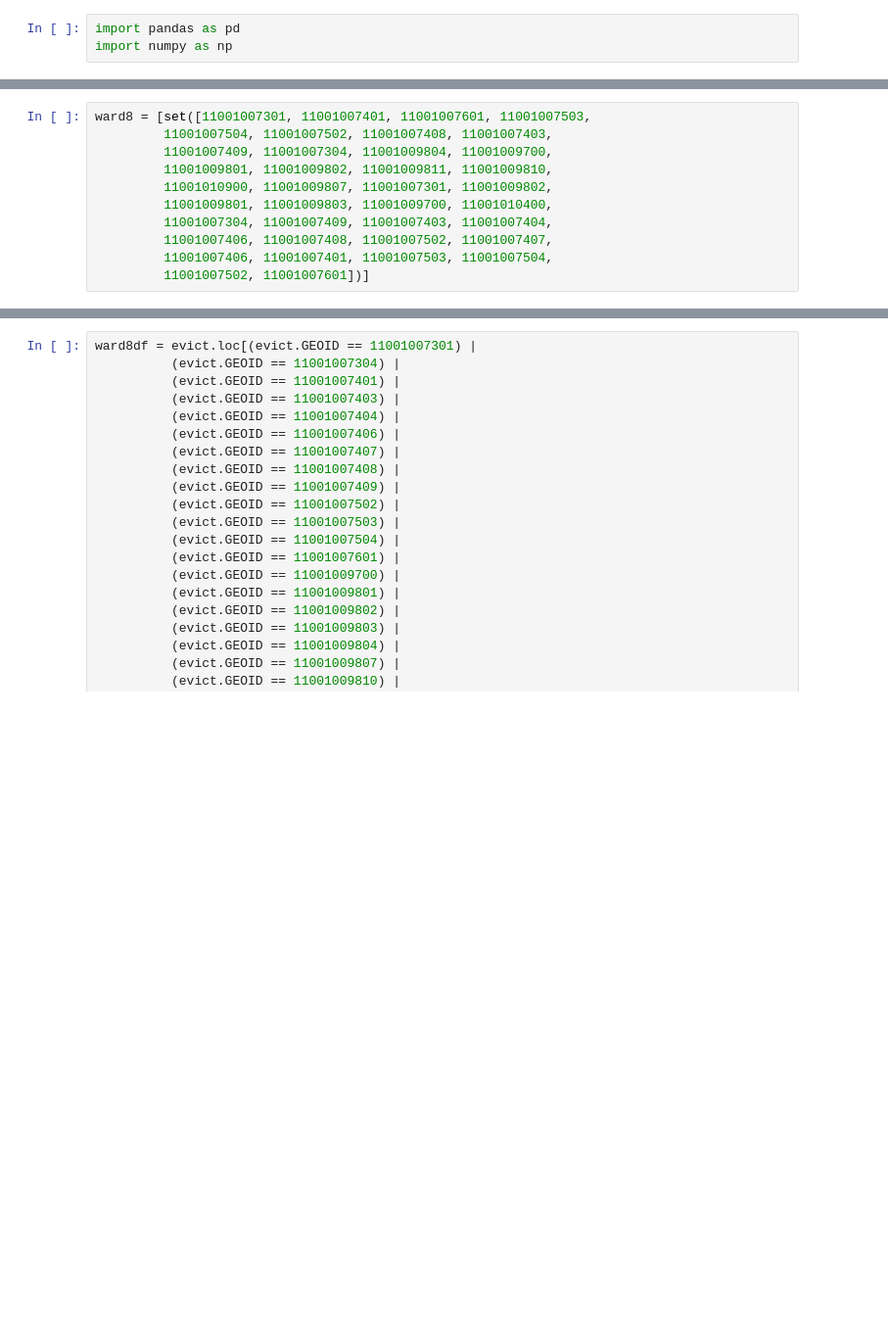
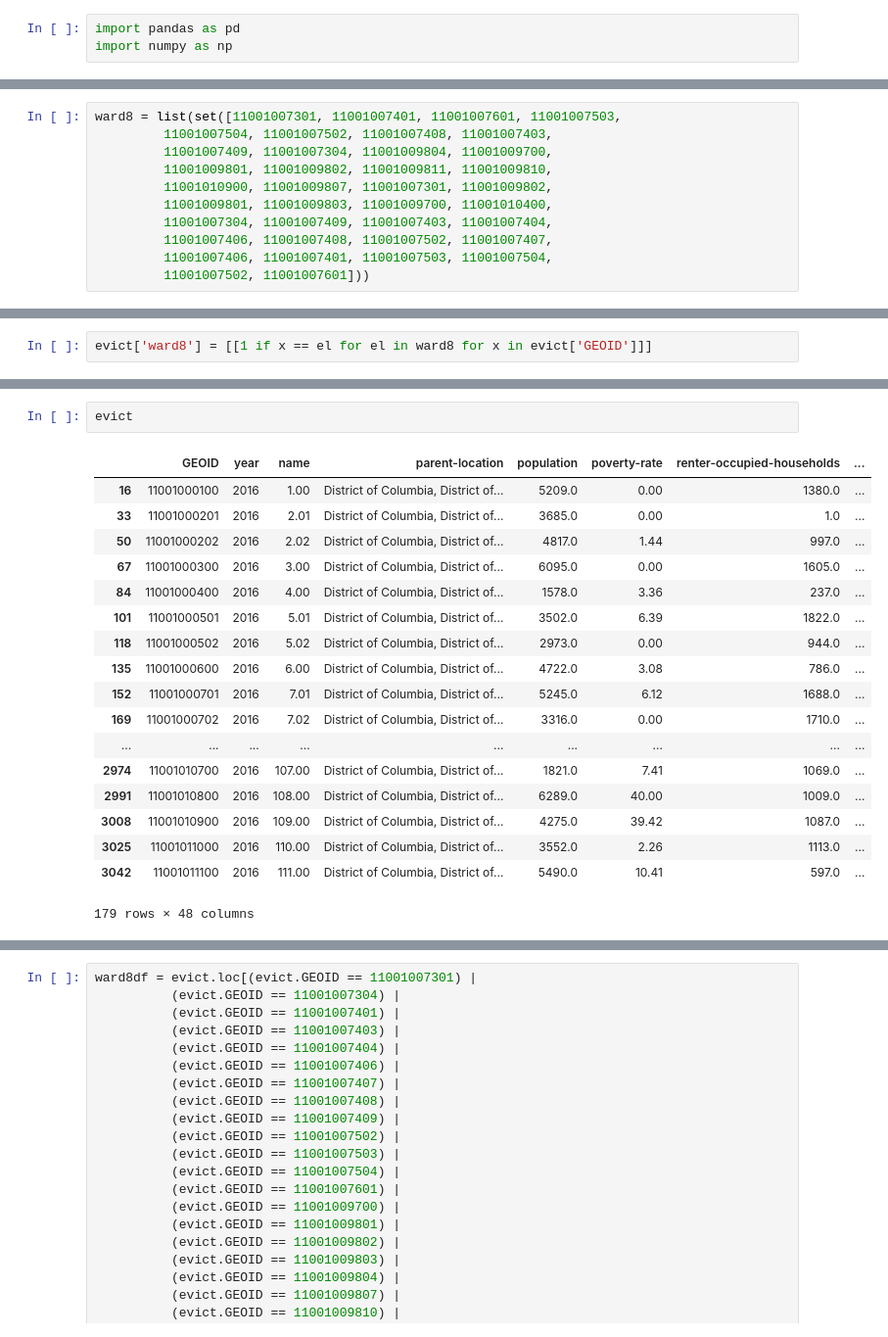
Before and after one commit to acl2171/eviction-tests, a Jupyter notebook: notebooks/EDA3.ipynb, the cells around one changed output, grey strips where cells are left out. Shown at 98% size. Saved outputs shown, nothing was run; the diff lists cells and outputs as text; blank space fills up the shorter version.

```diff
--- a/notebooks/EDA3.ipynb
+++ b/notebooks/EDA3.ipynb
@@ -8,5 +16,5 @@ evict = evict.loc[evict.year == 2016]
 # %%
-ward8 = [set([11001007301, 11001007401, 11001007601, 11001007503,
+ward8 = list(set([11001007301, 11001007401, 11001007601, 11001007503,
          11001007504, 11001007502, 11001007408, 11001007403,
          11001007409, 11001007304, 11001009804, 11001009700,
          11001009801, 11001009802, 11001009811, 11001009810,
@@ -15,4 +23,4 @@ ward8 = [set([11001007301, 11001007401, 11001007601, 11001007503,
          11001007304, 11001007409, 11001007403, 11001007404,
          11001007406, 11001007408, 11001007502, 11001007407,
          11001007406, 11001007401, 11001007503, 11001007504,
-         11001007502, 11001007601])]
+         11001007502, 11001007601]))
@@ -18,0 +47,2 @@ ward8 = [set([11001007301, 11001007401, 11001007601, 11001007503,
+# %%
+evict['ward8'] = [[1 if x == el for el in ward8 for x in evict['GEOID']]]
@@ -18,0 +51,21 @@ ward8 = [set([11001007301, 11001007401, 11001007601, 11001007503,
+# %%
+evict
+# %% [output]
+|  | GEOID | year | name | parent-location | population | poverty-rate | renter-occupied-households | ... |
+| 16 | 11001000100 | 2016 | 1.00 | District of Columbia, District of... | 5209.0 | 0.00 | 1380.0 | ... |
+| 33 | 11001000201 | 2016 | 2.01 | District of Columbia, District of... | 3685.0 | 0.00 | 1.0 | ... |
+| 50 | 11001000202 | 2016 | 2.02 | District of Columbia, District of... | 4817.0 | 1.44 | 997.0 | ... |
+| 67 | 11001000300 | 2016 | 3.00 | District of Columbia, District of... | 6095.0 | 0.00 | 1605.0 | ... |
+| 84 | 11001000400 | 2016 | 4.00 | District of Columbia, District of... | 1578.0 | 3.36 | 237.0 | ... |
+| 101 | 11001000501 | 2016 | 5.01 | District of Columbia, District of... | 3502.0 | 6.39 | 1822.0 | ... |
+| 118 | 11001000502 | 2016 | 5.02 | District of Columbia, District of... | 2973.0 | 0.00 | 944.0 | ... |
+| 135 | 11001000600 | 2016 | 6.00 | District of Columbia, District of... | 4722.0 | 3.08 | 786.0 | ... |
+| 152 | 11001000701 | 2016 | 7.01 | District of Columbia, District of... | 5245.0 | 6.12 | 1688.0 | ... |
+| 169 | 11001000702 | 2016 | 7.02 | District of Columbia, District of... | 3316.0 | 0.00 | 1710.0 | ... |
+| ... | ... | ... | ... | ... | ... | ... | ... | ... |
+| 2974 | 11001010700 | 2016 | 107.00 | District of Columbia, District of... | 1821.0 | 7.41 | 1069.0 | ... |
+| 2991 | 11001010800 | 2016 | 108.00 | District of Columbia, District of... | 6289.0 | 40.00 | 1009.0 | ... |
+| 3008 | 11001010900 | 2016 | 109.00 | District of Columbia, District of... | 4275.0 | 39.42 | 1087.0 | ... |
+| 3025 | 11001011000 | 2016 | 110.00 | District of Columbia, District of... | 3552.0 | 2.26 | 1113.0 | ... |
+| 3042 | 11001011100 | 2016 | 111.00 | District of Columbia, District of... | 5490.0 | 10.41 | 597.0 | ... |
+179 rows × 48 columns
```
Also changed, not shown: parts of 7 cells of this notebook, 10 other files.
